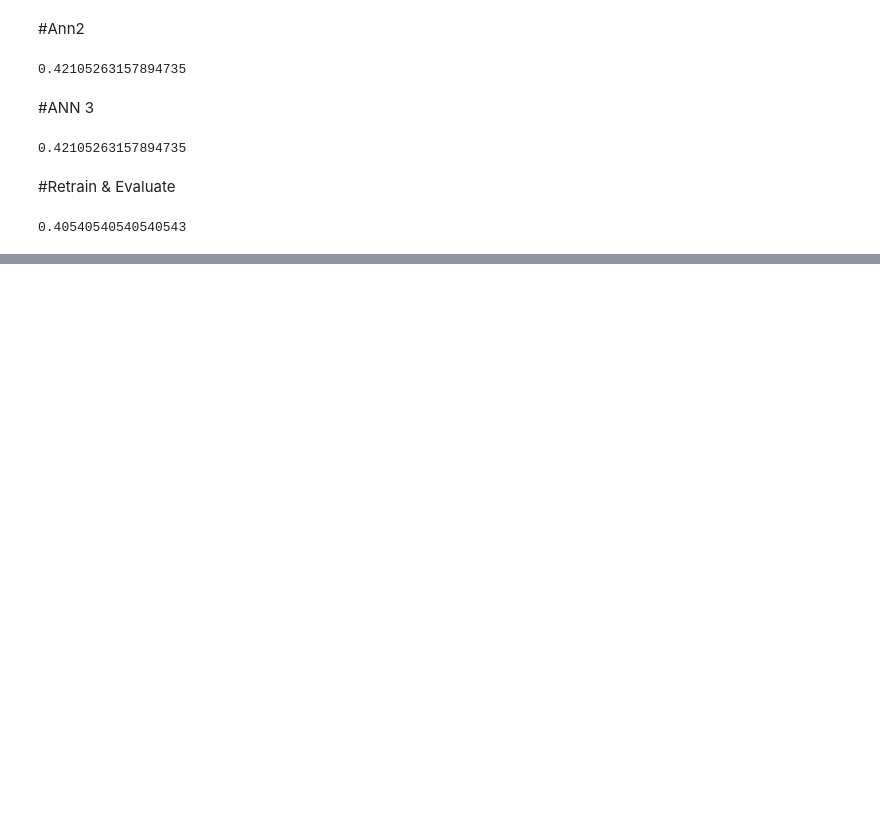
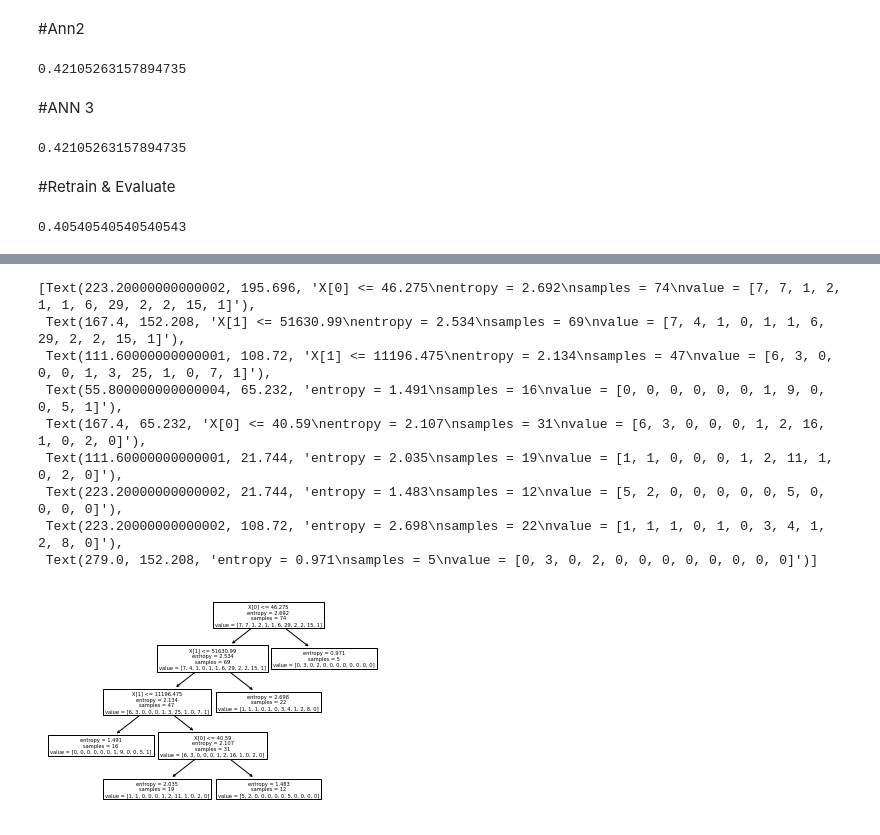
Before and after one commit to chalarm1405/DWDM21_, a Jupyter notebook: Project for Group.ipynb, the cells around one changed output, grey strips where cells are left out. Drawn from its saved outputs; the diff is of its cells as text; code cells hidden in the pictures; blank space fills up the shorter version.

```diff
--- a/Project for Group.ipynb
+++ b/Project for Group.ipynb
@@ -817,0 +868,2 @@ accuracy_score(y_val, mytree_result)
+# %%
+mytree = DecisionTreeClassifier(max_leaf_nodes=5,criterion='entropy')
@@ -817,0 +879,13 @@ accuracy_score(y_val, mytree_result)
+# %%
+plot_tree(mytree)
+# %% [output]
+[Text(223.20000000000002, 195.696, 'X[0] <= 46.275\nentropy = 2.692\nsamples = 74\nvalue = [7, 7, 1, 2, 1, 1, 6, 29, 2, 2, 15, 1]'),
+ Text(167.4, 152.208, 'X[1] <= 51630.99\nentropy = 2.534\nsamples = 69\nvalue = [7, 4, 1, 0, 1, 1, 6, 29, 2, 2, 15, 1]'),
+ Text(111.60000000000001, 108.72, 'X[1] <= 11196.475\nentropy = 2.134\nsamples = 47\nvalue = [6, 3, 0, 0, 0, 1, 3, 25, 1, 0, 7, 1]'),
+ Text(55.800000000000004, 65.232, 'entropy = 1.491\nsamples = 16\nvalue = [0, 0, 0, 0, 0, 0, 1, 9, 0, 0, 5, 1]'),
+ Text(167.4, 65.232, 'X[0] <= 40.59\nentropy = 2.107\nsamples = 31\nvalue = [6, 3, 0, 0, 0, 1, 2, 16, 1, 0, 2, 0]'),
+ Text(111.60000000000001, 21.744, 'entropy = 2.035\nsamples = 19\nvalue = [1, 1, 0, 0, 0, 1, 2, 11, 1, 0, 2, 0]'),
+ Text(223.20000000000002, 21.744, 'entropy = 1.483\nsamples = 12\nvalue = [5, 2, 0, 0, 0, 0, 0, 5, 0, 0, 0, 0]'),
+ Text(223.20000000000002, 108.72, 'entropy = 2.698\nsamples = 22\nvalue = [1, 1, 1, 0, 1, 0, 3, 4, 1, 2, 8, 0]'),
+ Text(279.0, 152.208, 'entropy = 0.971\nsamples = 5\nvalue = [0, 3, 0, 2, 0, 0, 0, 0, 0, 0, 0, 0]')]
+[figure, added]
```
Also changed, not shown: parts of 28 cells of this notebook.
